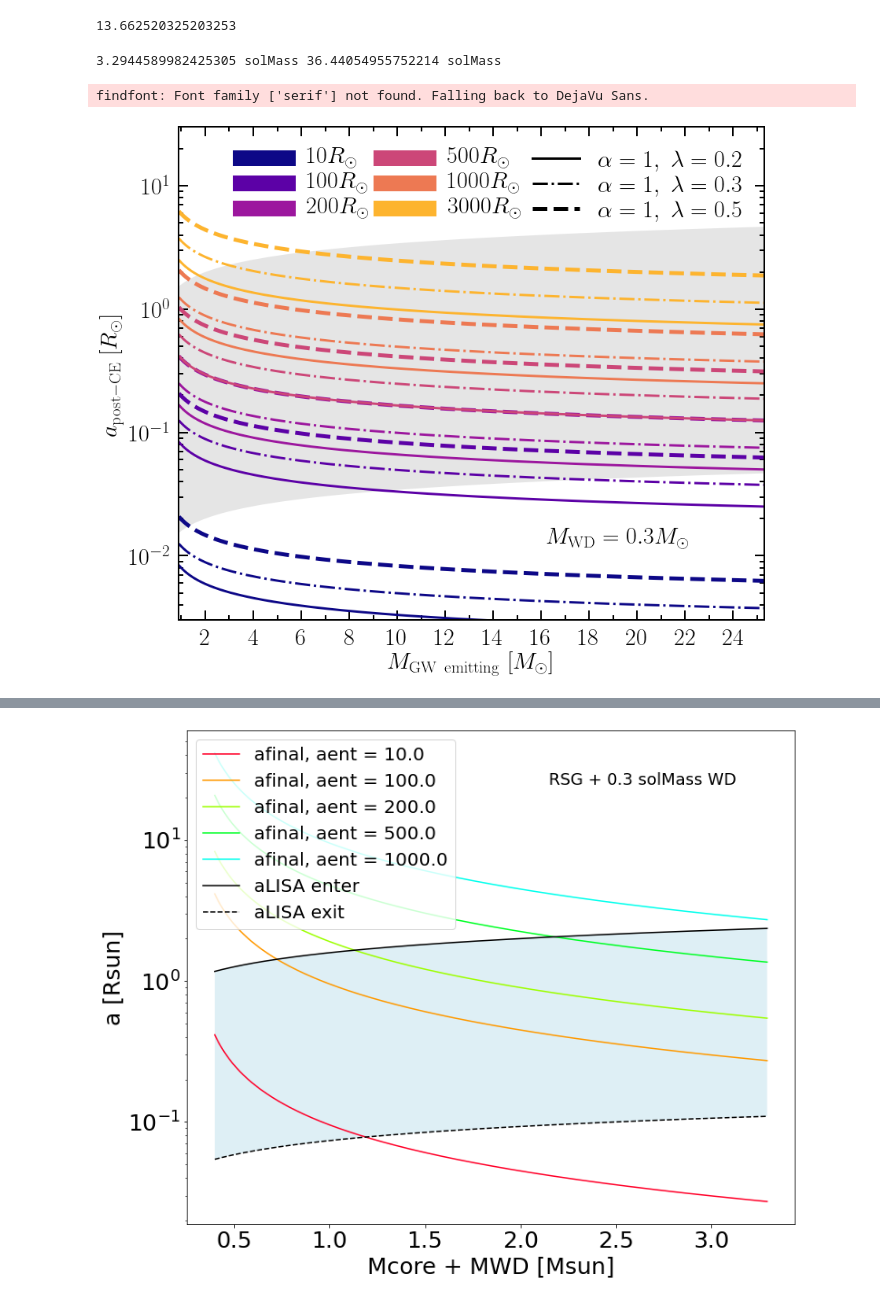
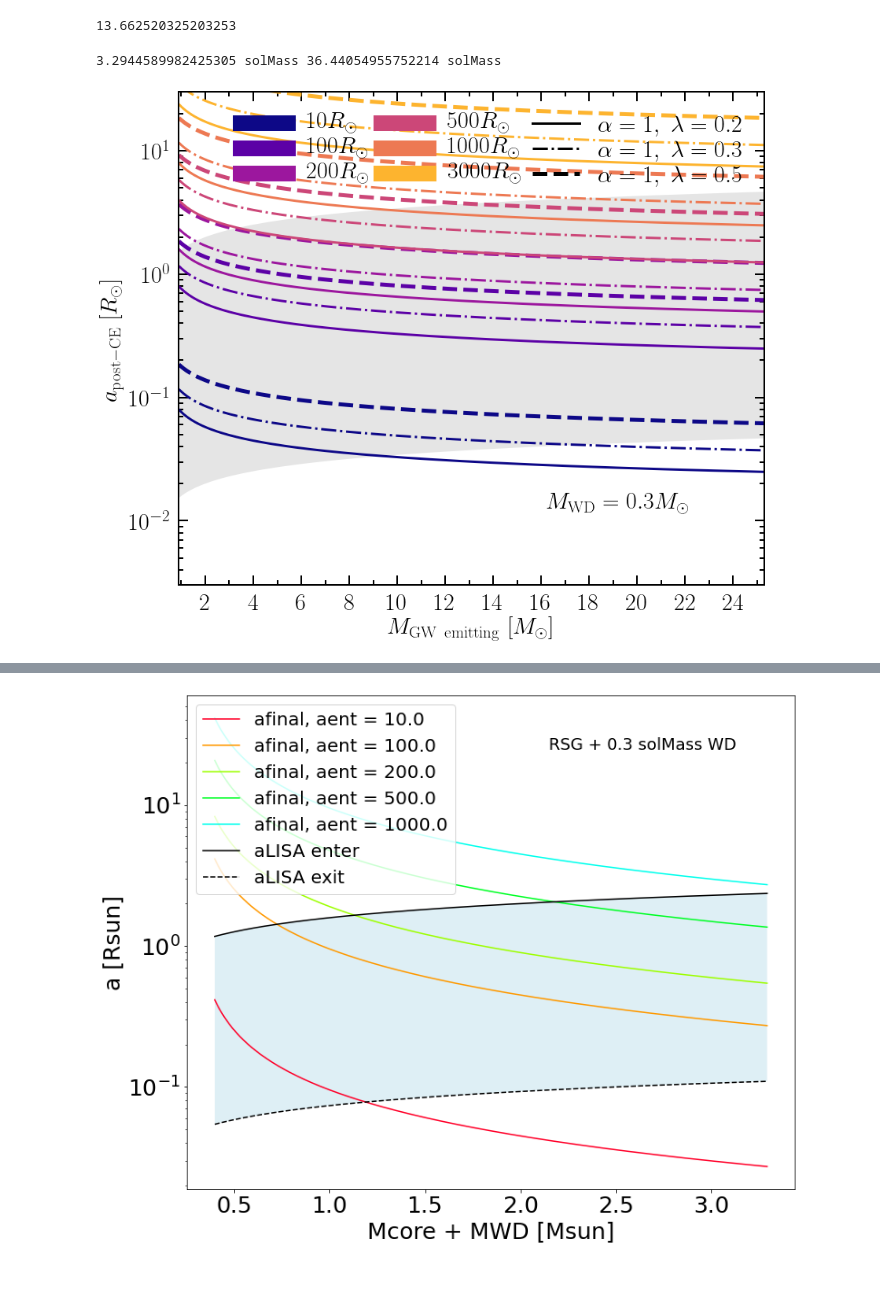
Before and after one commit to tcallister/LISA-and-CE-Evolution, a Jupyter notebook: CEinLISA.ipynb, the cells around one changed output, grey strips where cells are left out. Saved outputs shown, nothing was run; the diff lists cells and outputs as text; code cells hidden in the pictures.

Commit message:
added alpha to Lieke's function

```diff
--- a/CEinLISA.ipynb
+++ b/CEinLISA.ipynb
@@ -109,7 +109,7 @@ def Menv(Mc):
     ## given a He core mass, returns the envelope mass
     ## calculated as M_env = Mtot-Mcore
     ## read data on Mathieu's workstation from binary_c
-    dataFile = "/mnt/home/mrenzo/RUNS/CE_GW/CE_pop_synth/binary_c_core_masses.txt"
+    dataFile = "./binary_c_core_masses.txt"
     F = open(dataFile,"r")
     for i, line in enumerate(F):
         if i==0:
@@ -162,13 +162,13 @@ def afinal(Mdcore = 1*u.Msun, Mdenv= 1*u.Msun, Mcomp= 1*u.Msun, a_ent= 1*u.Rsun,
     Mdon = Mdcore + Mdenv
     Rrld = Rrl(a_ent, Mdon, Mcomp)
     # print('Rrld', Rrld)
-    afinal = (Mdcore*Mcomp)/2 * ( (Mdon*Mdenv)/(Lambda*Rrld) + (Mdon*Mcomp)/(2*a_ent) )**-1
+    afinal = (Mdcore*Mcomp)/2 * ( (Mdon*Mdenv)/(alpha*Lambda*Rrld) + (Mdon*Mcomp)/(2*a_ent) )**-1
     return afinal
 
 # print('afinal', afinal(Mdcore = 0.5*u.Msun, Mdenv = 1.1*u.Msun, Mcomp= 0.3*u.Msun, a_ent= 100*u.Rsun, alpha=1., Lambda=0.2) )
 # afinal_Ivanova = afinal(Mdcore = 0.5*u.Msun, Mdenv = 1.1*u.Msun, Mcomp= companion_mass, a_ent= 100*u.Rsun, alpha=1., Lambda=0.5) )
 
-def plot_afinal_Mgw(companion_mass = 0.3):
+def plot_afinal_Mgw(companion_mass = 0.3, alpha=1.0):
     #companion_mass The withe dwarf falling into the envelope
 
     fig, ax = plt.subplots(figsize=(12,10))
@@ -192,13 +192,13 @@ def plot_afinal_Mgw(companion_mass = 0.3):
     a_enters = np.sort(a_enters)
     for i, a in enumerate(a_enters):
         # print(a)
-        afinals = afinal(Mdcore = core_masses, Mdenv = donor_envelope_masses, Mcomp= companion_mass, a_ent= a*u.Rsun, alpha=1., Lambda=0.2)
+        afinals = afinal(Mdcore = core_masses, Mdenv = donor_envelope_masses, Mcomp= companion_mass, a_ent= a*u.Rsun, alpha=alpha, Lambda=0.2)
         plt.plot(masses, afinals, # label = 'afinal, aent = '+str(a),
                  lw=3,c = rainbow[i] )
-        afinals = afinal(Mdcore = core_masses, Mdenv = donor_envelope_masses, Mcomp= companion_mass, a_ent= a*u.Rsun, alpha=1., Lambda=0.3)
+        afinals = afinal(Mdcore = core_masses, Mdenv = donor_envelope_masses, Mcomp= companion_mass, a_ent= a*u.Rsun, alpha=alpha, Lambda=0.3)
         plt.plot(masses, afinals, # label = 'afinal, aent = '+str(a),
                  ls='-.',lw=3, c = rainbow[i] )
-        afinals = afinal(Mdcore = core_masses, Mdenv = donor_envelope_masses, Mcomp= companion_mass, a_ent= a*u.Rsun, alpha=1., Lambda=0.5)
+        afinals = afinal(Mdcore = core_masses, Mdenv = donor_envelope_masses, Mcomp= companion_mass, a_ent= a*u.Rsun, alpha=alpha, Lambda=0.5)
         plt.plot(masses, afinals, # label = 'afinal, aent = '+str(a),
                  ls='--',lw=5, c = rainbow[i] )
 
@@ -213,37 +213,36 @@ def plot_afinal_Mgw(companion_mass = 0.3):
     # plt.plot(masses, aLISA(masses), c = '#808080', lw=2, ls='-',  zorder=0) # label = 'aLISA enter',
     # plt.plot(masses, aLISAexit(masses), c = '#808080',lw=2, linestyle='-',  zorder=0) # label = 'aLISA exit',
 
     plt.text(0.75, 0.16, r'$M_\mathrm{WD}='+str(companion_mass.value)+r'M_\odot$', fontsize = 30, horizontalalignment='center', verticalalignment='center', transform=ax.transAxes)
 
     l = ax.legend(fontsize = 30, loc = 'upper right', ncol=3, columnspacing=0.5, labelspacing=0.1)
     l.draw_frame(False)
     plt.xlabel(r'$M_\mathrm{GW\ emitting}\ [M_\odot]$',size = 30)
     plt.ylabel(r'$a_\mathrm{post-CE}\ [R_\odot]$',size = 30)
     plt.tick_params(axis='both', which='major', labelsize=25) #right side
     plt.yscale('log')
     ax.tick_params(axis='both', which='major', width=2, top="on", right="on", length=12, pad=10, labelsize=30, direction='in')
     ax.tick_params(axis='both', which='minor', width=2, top="on", right="on", length=6, pad=10, direction='in')
     ax.xaxis.set_major_locator(MultipleLocator(2))
     ax.xaxis.set_minor_locator(MultipleLocator(1))
     # ax.yaxis.set_major_locator(MultipleLocator(5))
     # ax.yaxis.set_minor_locator(MultipleLocator(1))
     ax.set_ylim(3e-3,30)
     ax.spines['top'].set_linewidth(2)
     ax.spines['bottom'].set_linewidth(2)
     ax.spines['right'].set_linewidth(2)
     ax.spines['left'].set_linewidth(2)
     ## annotate the effect of changing $\alpha$
     ax.set_xlim(min(masses.value), max(masses.value))
     plt.tight_layout()
-    plt.savefig('many_lambdas'+str(companion_mass.value).replace('.', 'd')+'.pdf', bbox_inches='tight')
+    # plt.savefig('many_lambdas'+str(companion_mass.value).replace('.', 'd')+'.pdf', bbox_inches='tight')
     plt.show()
 
 
-plot_afinal_Mgw(companion_mass = 0.3)
+plot_afinal_Mgw(companion_mass = 0.3, alpha=10)
 # %% [output]
 3.2944589982425305 solMass 36.44054955752214 solMass
-findfont: Font family ['serif'] not found. Falling back to DejaVu Sans.
-[figure, old version]
+[figure, new version]
 # %%
 # plot_afinal_Mgw(companion_mass = 0.5)
 plot_afinal_Mgw(companion_mass = 1.4)
```
Also changed, not shown: parts of 1 cell of this notebook, 2 other files.
